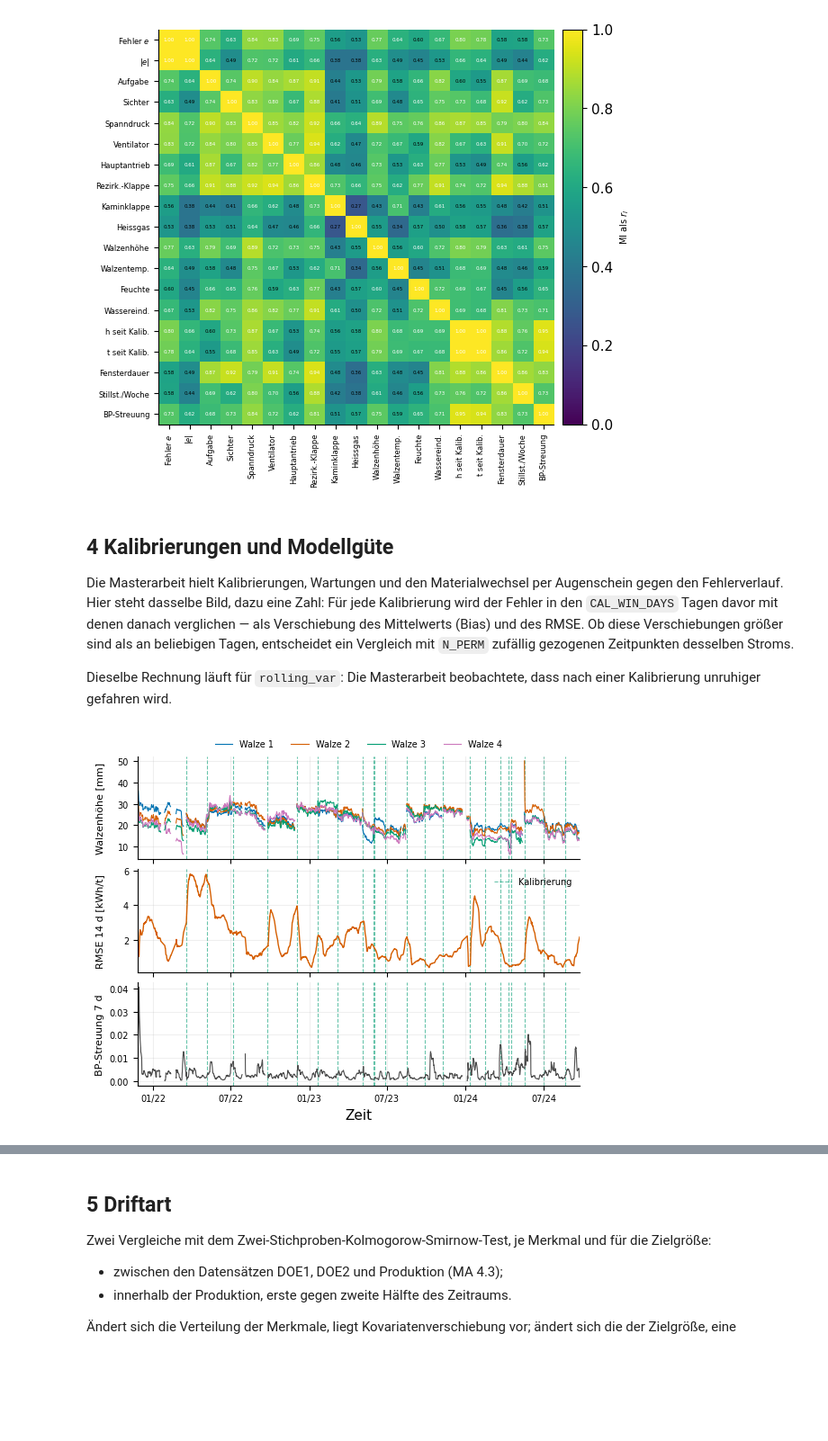
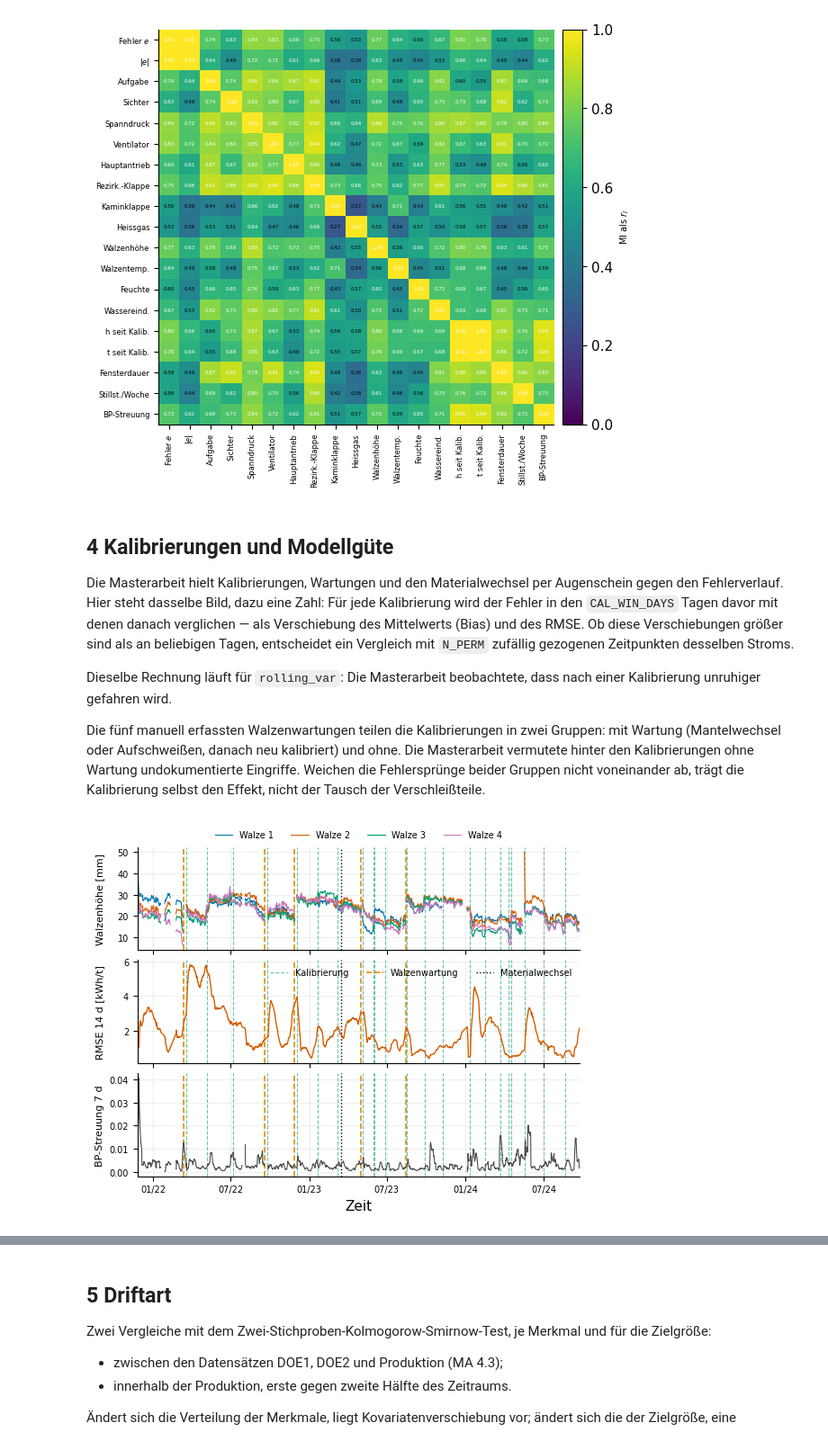
Before and after one commit to marijan-p/process_optimization_concept_drift, a Jupyter notebook: ipynb/mill/mill_context.ipynb, the cells around one changed output, grey strips where cells are left out. Shown at 90% size. Drawn from its saved outputs; the diff is of its cells as text; code cells hidden in the pictures; blank space fills up the shorter version.

```diff
--- a/ipynb/mill/mill_context.ipynb
+++ b/ipynb/mill/mill_context.ipynb
@@ -27,7 +30,7 @@ Nicht übernommen: der Vergleich mit einem auf Produktionsdaten trainierten Mode
 FORCE_RECOMPUTE = False
 IS_FINAL = False
 # %%
-RUN_ID = "e63cf80b" # None      # None -> neuestes data_scored_stream aus mill_model
+RUN_ID = None          # data_scored_stream aus mill_model; None -> neuestes
 SEED = 42
 
 # Plausibilitaetsgrenzen je Signal; Werte ausserhalb sind Sensorfehler.
@@ -45,9 +48,19 @@ CAL_WIN_DAYS = 7        # Fenster vor/nach einer Kalibrierung
 CAL_MIN_POINTS = 10     # Mindestpunkte je Seite
 N_PERM = 2000           # Zufallszeitpunkte fuer das Vergleichsniveau
 
+# Manuell erfasste Walzenwartungen (Mantelwechsel, Aufschweissen) und der eher
+# zufaellig notierte Materialwechsel; Quelle: input_data_distribution.ipynb, Exposé Abb. 6.
+MAINTENANCE_DATES = ["2022-03-13", "2022-09-18", "2022-11-28", "2023-05-02", "2023-08-14"]
+MATERIAL_CHANGE = "2023-03-17"
+MATCH_DAYS = 10         # Wartung -> naechste Kalibrierung spaetestens nach so vielen Tagen
+
 KS_ALPHA = 0.05
-RADIUS_FRAC = 0.5       # Clusterradius als Anteil des Abstands zum naechsten Zentrum
-OCC_WIN_DAYS = 30       # Fenster der Cluster-Belegung
+SP_STEP = {"sp_feed_rate": 0.5, "sp_classifier_speed": 1.0, "sp_tension_pressure": 1.0,
+           "sp_mill_fan_speed": 1.0, "sp_main_drive_speed": 1.0}
+OP_MIN_POINTS = 30      # wiederkehrender Betriebspunkt: mindestens so viele Punkte ...
+OP_MIN_SPAN_DAYS = 90   # ... ueber mindestens so viele Tage
+OP_PLOT_MAX = 15        # meistbelegte Betriebspunkte in Ridge und Belegung
+OCC_WIN_DAYS = 30       # Fenster der Belegung
 SAVGOL_WIN_DAYS = 9
 SAVGOL_ORDER = 2
 
@@ -57,10 +70,12 @@ import os
 import sys
 from pathlib import Path
 
-work_dir = os.getcwd()
-DEFAULT_BASE_DIR = os.path.normpath(os.path.join(work_dir, "..", ".."))
-
-base_dir = Path(os.environ.get("BASE_DIR", DEFAULT_BASE_DIR)).resolve()
+work_dir = Path.cwd()
+base_dir = Path(os.environ.get("BASE_DIR") or next(
+    p for p in (work_dir, *work_dir.parents) if (p / "pyproject.toml").exists()))
+for _p in (str(base_dir), str(base_dir / "src"), str(work_dir)):
+    if _p not in sys.path:
+        sys.path.insert(0, _p)
 
 data_dir = base_dir / "data" / "mill"
 model_dir = base_dir / "models"
@@ -202,10 +217,20 @@ def date_axis(ax, interval=6):
     ax.xaxis.set_major_formatter(DATE_FMT)
 
 
-def mark_calibrations(ax, label=True):
+maintenance = pd.DatetimeIndex(pd.to_datetime(MAINTENANCE_DATES))
+material_change = pd.Timestamp(MATERIAL_CHANGE)
+
+
+def mark_calibrations(ax, label=True, maintenance_too=False):
     for i, t in enumerate(calibrations):
         ax.axvline(t, zorder=1, label="Kalibrierung" if (label and i == 0) else None,
                    **ts.vline("drift_event", lw=0.8))
+    if maintenance_too:
+        for i, t in enumerate(maintenance):
+            ax.axvline(t, zorder=1, label="Walzenwartung" if (label and i == 0) else None,
+                       **ts.vline("highlight", lw=1.2, linestyle="--"))
+        ax.axvline(material_change, zorder=1, label="Materialwechsel" if label else None,
+                   **ts.vline("setpoint", lw=1.0, linestyle=":"))
 
 
 _m = rng.random(len(stream)) < PLOT_FRAC
@@ -412,38 +437,44 @@ Verschiebungen größer sind als an beliebigen Tagen, entscheidet ein Vergleich
 
 Dieselbe Rechnung läuft für `rolling_var`: Die Masterarbeit beobachtete, dass nach
 einer Kalibrierung unruhiger gefahren wird.
+
+Die fünf manuell erfassten Walzenwartungen teilen die Kalibrierungen in zwei Gruppen:
+mit Wartung (Mantelwechsel oder Aufschweißen, danach neu kalibriert) und ohne. Die
+Masterarbeit vermutete hinter den Kalibrierungen ohne Wartung undokumentierte Eingriffe.
+Weichen die Fehlersprünge beider Gruppen nicht voneinander ab, trägt die Kalibrierung
+selbst den Effekt, nicht der Tausch der Verschleißteile.
 # %%
 rmse_roll = np.sqrt((stream["model_error"] ** 2)
                     .rolling(f"{RMSE_WIN_DAYS}D", min_periods=5).mean())
 daily_height = stream[[f"roller_height_{i}" for i in range(1, 5)]].resample("D").mean()
 
 fig, axes = plt.subplots(3, 1, sharex=True, figsize=(w, w * 0.75),
                          gridspec_kw={"hspace": 0.1})
 for i, col in enumerate(daily_height.columns):
     axes[0].plot(daily_height.index, daily_height[col], lw=0.8,
                  color=ts.CATEGORICAL[i], label=f"Walze {i + 1}")
 axes[0].set_ylabel("Walzenhöhe [mm]", fontsize=8)
 axes[0].legend(frameon=False, fontsize=7, ncol=5, loc="lower center",
                bbox_to_anchor=(0.5, 1.0))
 axes[1].plot(rmse_roll.index, rmse_roll, color=ts.C["drift_afflicted"], lw=1.0)
 axes[1].set_ylabel(f"RMSE {RMSE_WIN_DAYS} d [kWh/t]", fontsize=8)
 axes[2].plot(stream.index, stream["rolling_var"], color=ts.C["box"], lw=0.8)
 axes[2].set_ylabel(f"BP-Streuung {VAR_WIN_DAYS} d", fontsize=8)
 axes[2].set_xlabel("Zeit")
 for ax in axes:
-    mark_calibrations(ax, label=(ax is axes[1]))
+    mark_calibrations(ax, label=(ax is axes[1]), maintenance_too=True)
     ax.grid(True, alpha=0.2)
     ax.tick_params(labelsize=7)
-axes[1].legend(frameon=False, fontsize=7, loc="upper right")
+axes[1].legend(frameon=False, fontsize=7, loc="upper right", ncol=3)
 axes[-1].set_xlim(stream.index[0], stream.index[-1])
 date_axis(axes[-1])
 fig.align_ylabels(axes)
 plot_store.save_figure(fig, "context_calibrations", model_cfg, final=IS_FINAL,
                        savefig_kwargs={"dpi": 300, "bbox_inches": "tight"},
                        archive_kwargs={"dpi": 300, "bbox_inches": "tight"})
 plt.show()
 # %% [output]
-[figure, old version]
+[figure, new version]
 # %%
 def window_shift(times: pd.DatetimeIndex, values: np.ndarray, t0, days: float,
                  min_points: int):
```
Also changed, not shown: parts of 19 cells of this notebook, 5 other files.
